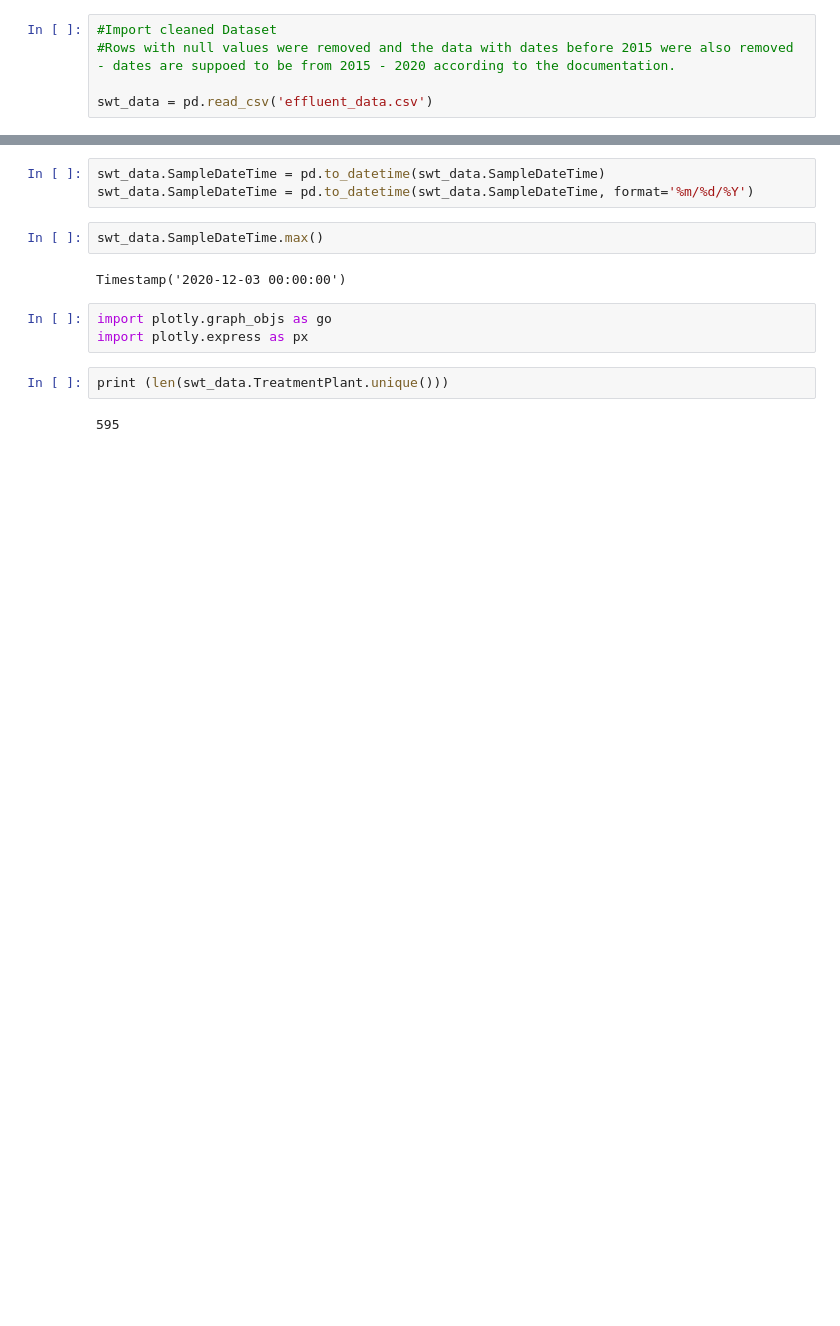
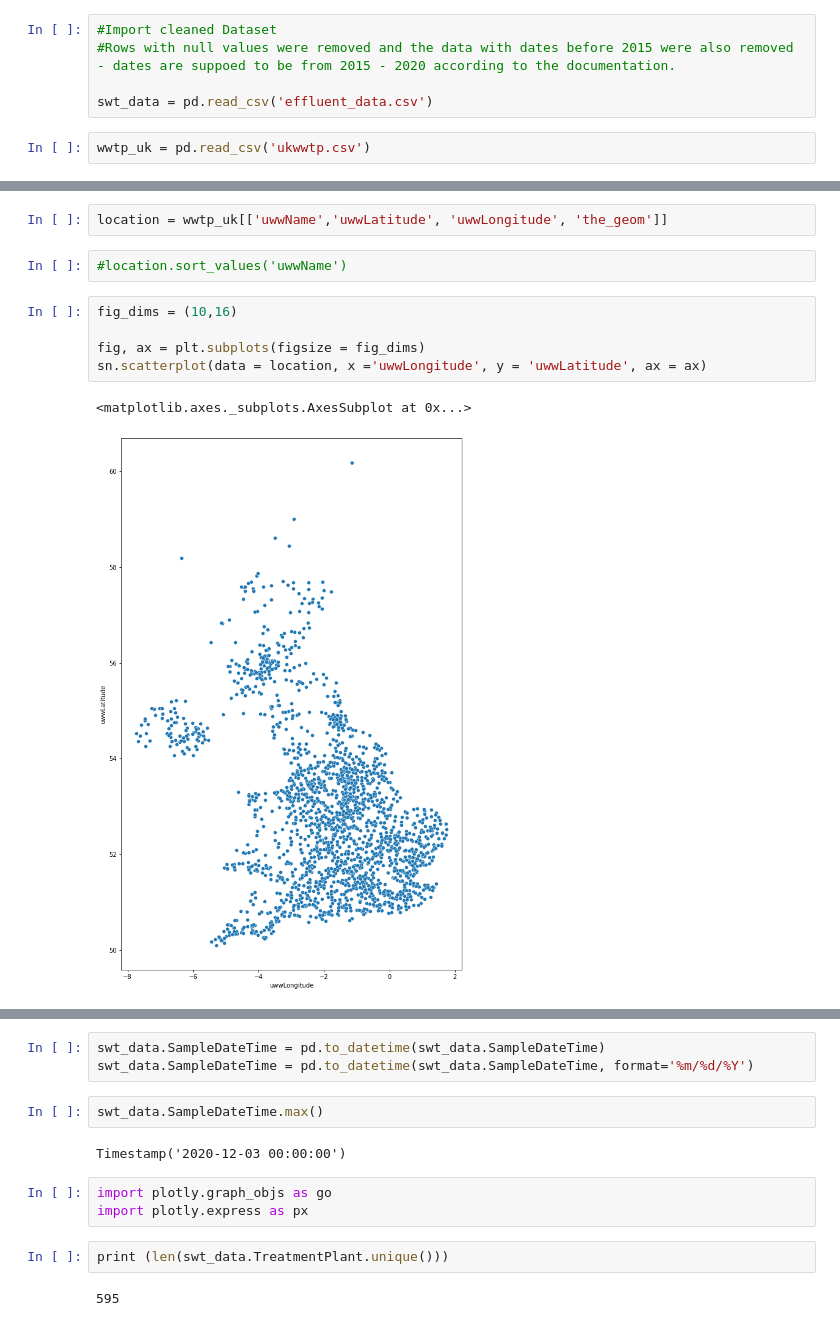
Before and after one commit to Tosindare/Deepnote_notebooks, a Jupyter notebook: DataViz.ipynb, the cells around one changed output, grey strips where cells are left out. Cells and saved outputs as stored; diff of their text form; blank space fills up the shorter version.

```diff
--- a/DataViz.ipynb
+++ b/DataViz.ipynb
@@ -13,3 +16,5 @@ import numpy as np
 #Rows with null values were removed and the data with dates before 2015 were also removed - dates are suppoed to be from 2015 - 2020 according to the documentation.
 
 swt_data = pd.read_csv('effluent_data.csv')
+# %%
+wwtp_uk = pd.read_csv('ukwwtp.csv')
@@ -15,0 +30,12 @@ swt_data = pd.read_csv('effluent_data.csv')
+# %%
+location = wwtp_uk[['uwwName','uwwLatitude', 'uwwLongitude', 'the_geom']]
+# %%
+#location.sort_values('uwwName')
+# %%
+fig_dims = (10,16)
+
+fig, ax = plt.subplots(figsize = fig_dims)
+sn.scatterplot(data = location, x ='uwwLongitude', y = 'uwwLatitude', ax = ax)
+# %% [output]
+<matplotlib.axes._subplots.AxesSubplot at 0x...>
+[figure, added]
```
Also changed, not shown: parts of 69 cells of this notebook, 5 other files.
